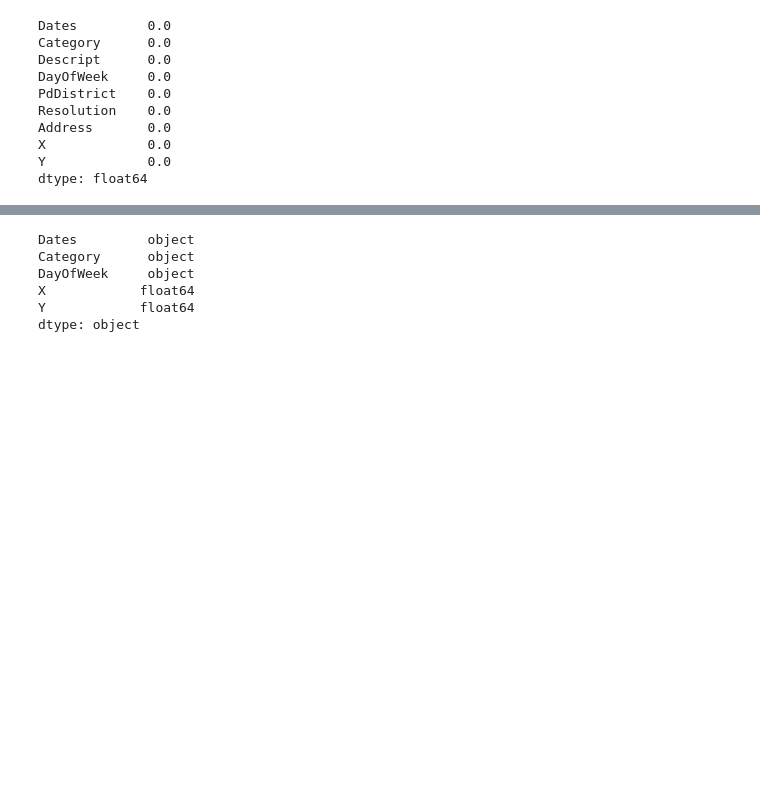
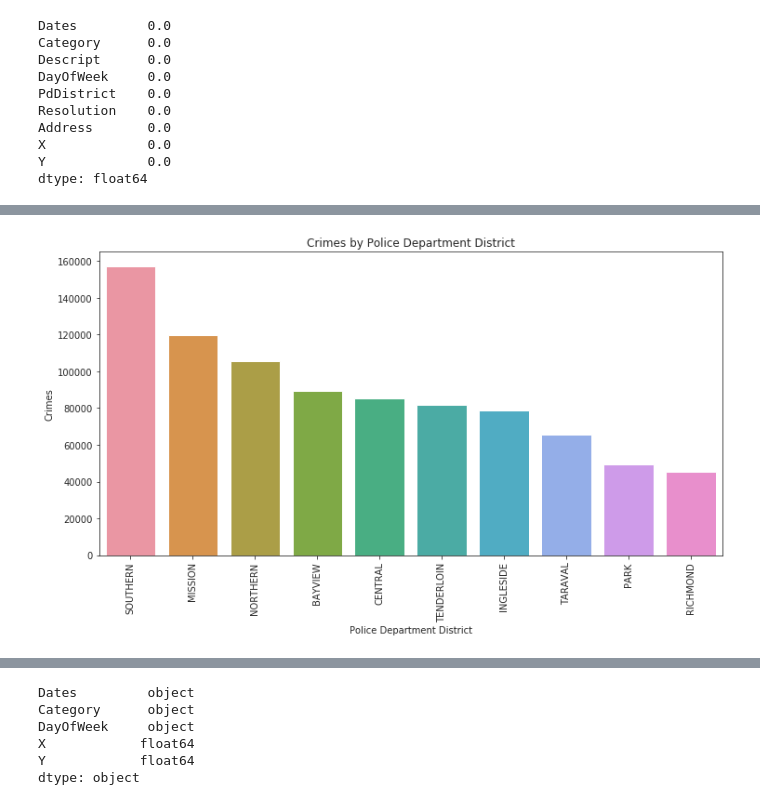
Before and after one commit to fescobar96/Crime-Prediction-in-San-Francisco, a Jupyter notebook: EDA_and_Model.ipynb, the cells around one changed output, grey strips where cells are left out. Cells and saved outputs as stored; diff of their text form; code cells hidden in the pictures; blank space fills up the shorter version.

```diff
--- a/EDA_and_Model.ipynb
+++ b/EDA_and_Model.ipynb
@@ -50,0 +82,10 @@ dtype: float64
+# %%
+plt.figure(figsize=(12,6))
+sns.countplot(x="PdDistrict", data=data, order=data["PdDistrict"].value_counts().index)
+plt.xlabel("Police Department District")
+plt.ylabel("Crimes")
+plt.title("Crimes by Police Department District")
+plt.xticks(rotation=90)
+plt.show()
+# %% [output]
+[figure, added]
```
Also changed, not shown: parts of 11 cells of this notebook.
